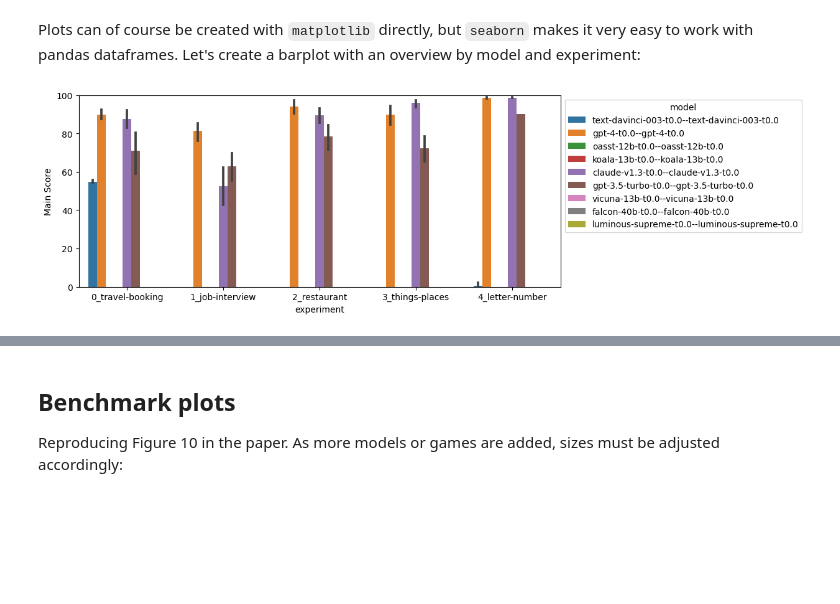
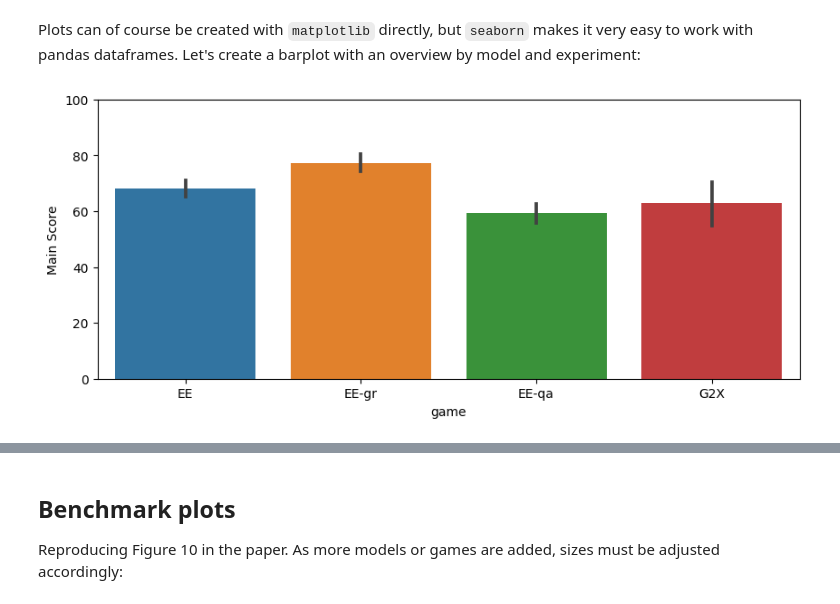
Before and after one commit to yanweiser/clembench, a Jupyter notebook: docs/howto_evaluate.ipynb, the cells around one changed output, grey strips where cells are left out. Saved outputs shown, nothing was run; the diff lists cells and outputs as text; code cells hidden in the pictures; blank space fills up the shorter version.

Commit message:
graphs and eval

```diff
--- a/docs/howto_evaluate.ipynb
+++ b/docs/howto_evaluate.ipynb
@@ -65,0 +49,28 @@ game_df
+# %%
+game_df = raw_df.loc[raw_df["game"].isin(["mm_mapworld", "mm_mapworld_graphs", "mm_mapworld_qa", "mm_mapworld_specificroom"])]
+
+name_map = {
+    "mm_mapworld": "EE",
+    "mm_mapworld_graphs": "EE-gr",
+    "mm_mapworld_qa": "EE-qa",
+    "mm_mapworld_specificroom": "G2X"
+}
+experiment_map = {
+    "0_none": "0: None",
+    "1_limited": "1: Limited",
+    "2_strong": "2: Strong",
+    "0_small": "0: Small",
+    "1_medium": "1: Medium",
+    "2_large": "2: Large",
+    "3_medium_cycle": "3: Medium + Cycle",
+    "4_large_cycle": "4: Large + Cycle",
+    "0_on": "0: On",
+    "1_close": "1: Close",
+    "2_far": "2: Far"
+}
+
+# replace the names in game_df using the name_map
+game_df["game"] = game_df["game"].map(name_map)
+game_df["experiment"] = game_df["experiment"].map(experiment_map)
+
+game_df
@@ -121,24 +120,24 @@
 # %%
 # choose a metric
 METRIC = 'Main Score'
-metric_df = game_df[game_df.metric == METRIC].sort_values('experiment')
+metric_df = game_df[game_df.metric == METRIC].sort_values('game')
 # %%
 # change the figure size according to your needs
 fig, ax = plt.subplots(figsize=(10, 4))
 
 # choose what goes in each axis and legend according to your needs
 # you can also e.g. swap y and hue, to get games in the legend and models in the axis
 g = sns.barplot(metric_df,
-                x='experiment',
+                x='game',
                 y='value',
-                hue='model',
+                # hue='model',
                 ax=ax)
 
 # customize plot details according to your needs
-sns.move_legend(g, "upper left", bbox_to_anchor=(1, 1))
+# sns.move_legend(g, "upper left", bbox_to_anchor=(1, 1))
 plt.ylim(0, 100)
 plt.ylabel(METRIC)
 
 plt.show()
 # %% [output]
-[figure, old version]
+[figure, new version]
```
Also changed, not shown: parts of 9 cells of this notebook, 3 other files.
